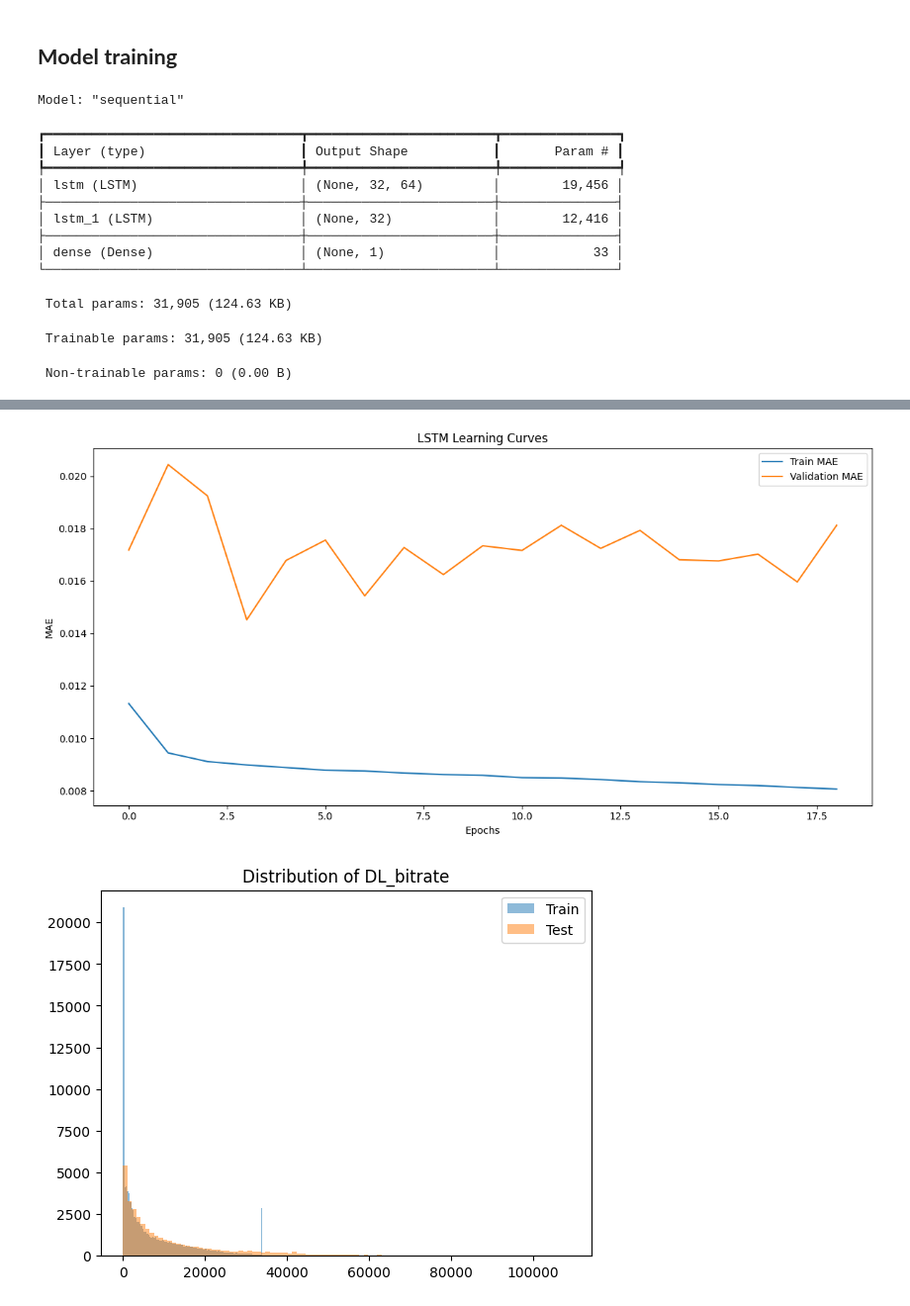
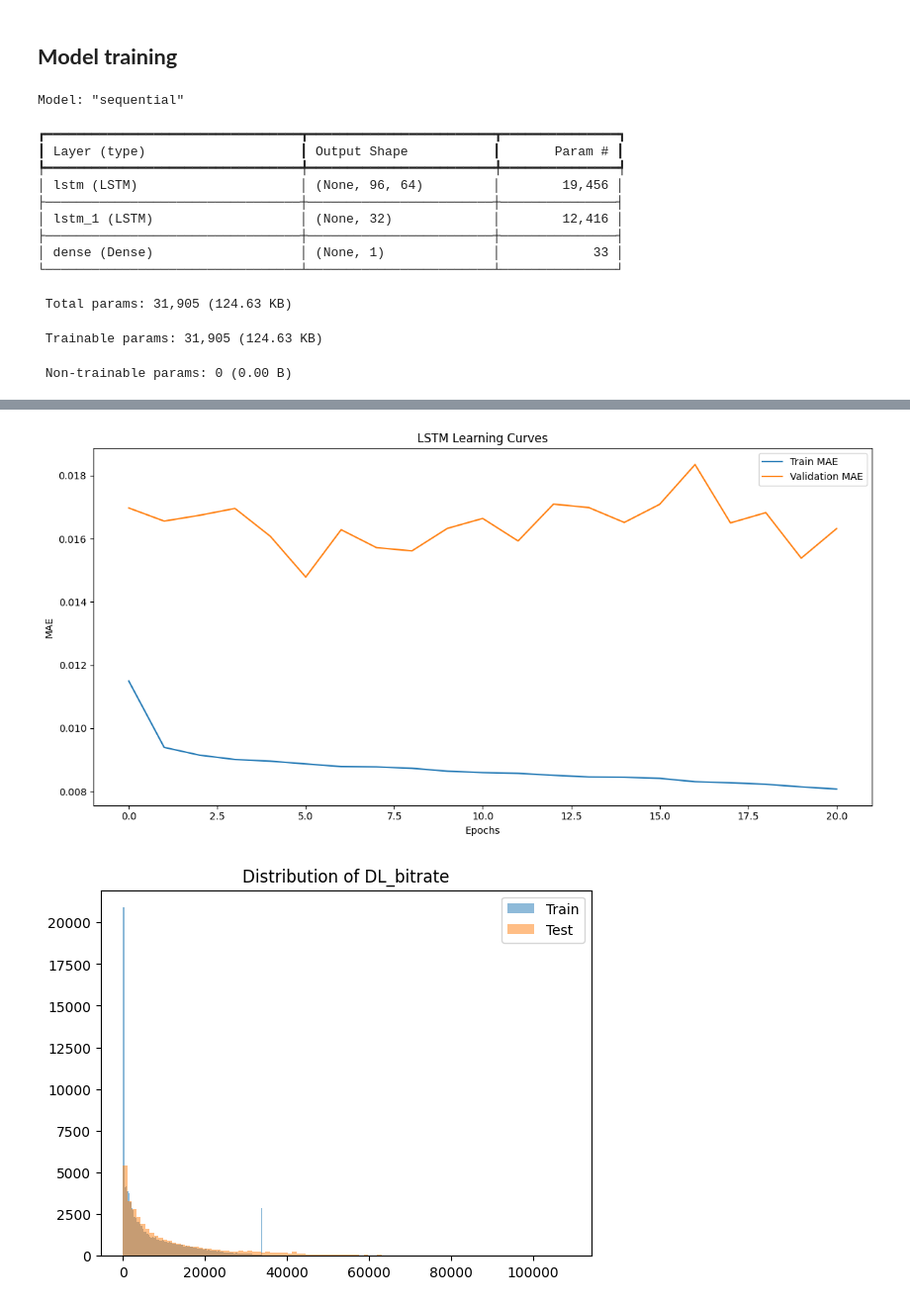
Before and after one commit to miltiadiss/CEID_NE577-5G-Architectures-Technologies-Applications-and-Key-Performance-Indexes, a Jupyter notebook: Code/LSTM_2.ipynb, the cells around one changed output, grey strips where cells are left out. Shown at 99% size. Cells and saved outputs as stored; diff of their text form; code cells hidden in the pictures.

```diff
--- a/Code/LSTM_2.ipynb
+++ b/Code/LSTM_2.ipynb
@@ -240,7 +240,7 @@ X_seq_test, y_seq_test = create_dataset(X_test_scaled, y_test_scaled, best_ts)
 
 
 model = Sequential()
-model.add(LSTM(64, return_sequences=True, input_shape=(32, X_seq_train.shape[2])))
+model.add(LSTM(64, return_sequences=True, input_shape=(best_ts, X_seq_train.shape[2])))
 model.add(LSTM(32))
 model.add(Dense(1))
 model.compile(optimizer='adam', loss='mse')
@@ -296,7 +296,7 @@ Model: "sequential"
 ┏━━━━━━━━━━━━━━━━━━━━━━━━━━━━━━━━━┳━━━━━━━━━━━━━━━━━━━━━━━━┳━━━━━━━━━━━━━━━┓
 ┃ Layer (type)                    ┃ Output Shape           ┃       Param # ┃
 ┡━━━━━━━━━━━━━━━━━━━━━━━━━━━━━━━━━╇━━━━━━━━━━━━━━━━━━━━━━━━╇━━━━━━━━━━━━━━━┩
-│ lstm (LSTM)                     │ (None, 32, 64)         │        19,456 │
+│ lstm (LSTM)                     │ (None, 96, 64)         │        19,456 │
 ├─────────────────────────────────┼────────────────────────┼───────────────┤
 │ lstm_1 (LSTM)                   │ (None, 32)             │        12,416 │
 ├─────────────────────────────────┼────────────────────────┼───────────────┤
@@ -309,6 +309,6 @@ Model: "sequential"
 1083/1083 ━━━━━━━━━━━━━━━━━━━━ 4s 4ms/step
 1083/1083 ━━━━━━━━━━━━━━━━━━━━ 4s 4ms/step
-[figure, old version]
+[figure, new version]
 # %%
 plt.hist(np.expm1(y_train_raw), bins=100, alpha=0.5, label="Train")
 plt.hist(np.expm1(y_test_raw), bins=100, alpha=0.5, label="Test")
```
Also changed, not shown: parts of 3 cells of this notebook.
